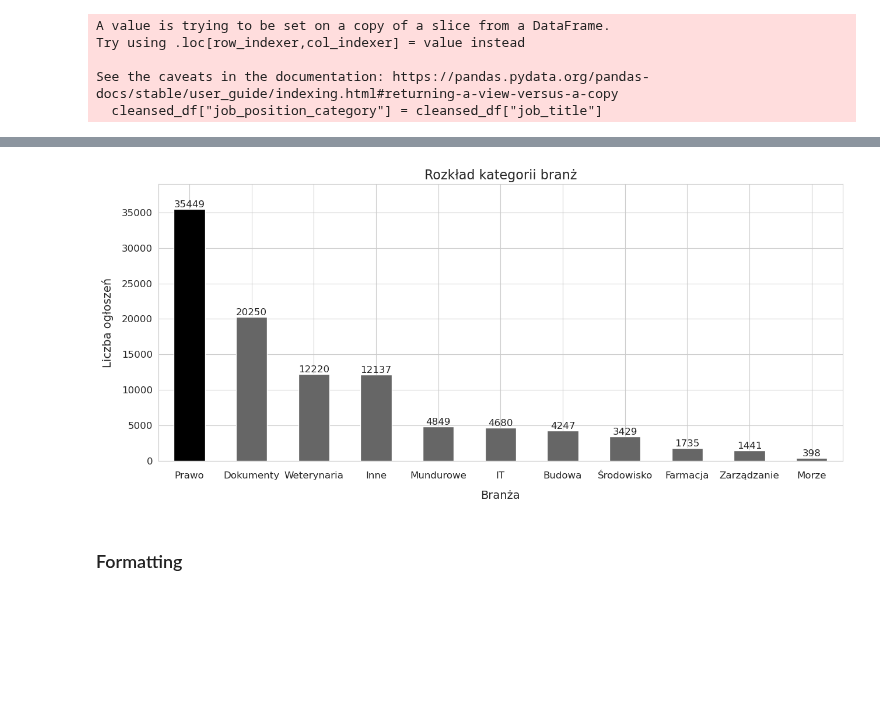
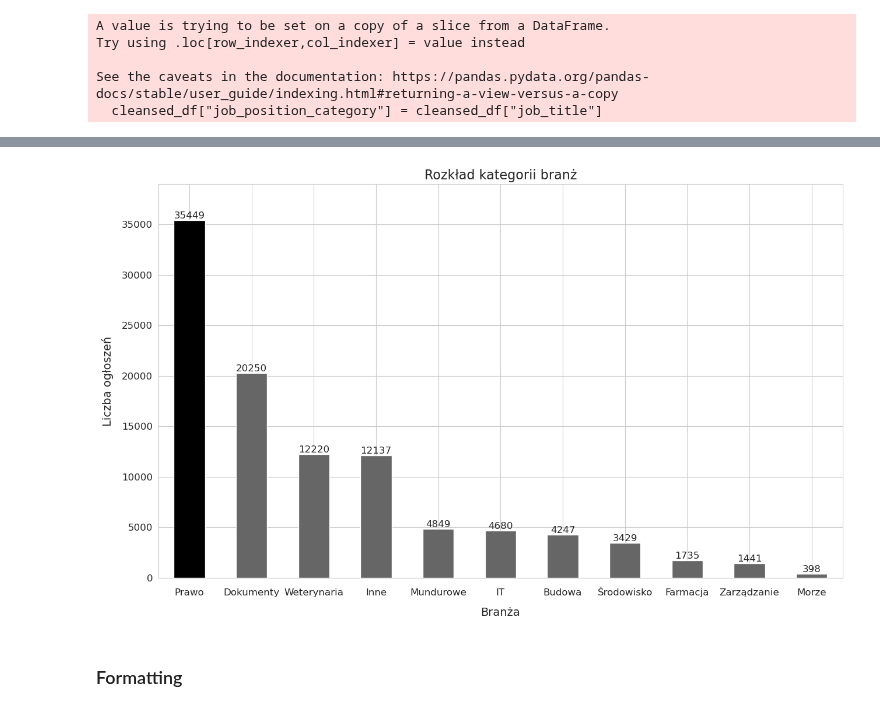
Before and after one commit to BERENZ/2024-mgr-sluzba-cywilna, a Jupyter notebook: Python/Code/Further_data_cleansing.ipynb, the cells around one changed output, grey strips where cells are left out. Saved outputs shown, nothing was run; the diff lists cells and outputs as text; code cells hidden in the pictures; blank space fills up the shorter version.

Commit message:
bigger charts

```diff
--- a/Python/Code/Further_data_cleansing.ipynb
+++ b/Python/Code/Further_data_cleansing.ipynb
@@ -419,35 +418,35 @@ plt.rcParams.update({
     'xtick.labelsize': 12,
     'ytick.labelsize': 12,
 })
 
-plt.figure(figsize=(13, 6))
+plt.figure(figsize=(13, 8))
 counts = cleansed_df['job_field'].value_counts()
 
 colors = ['#000000'] + ['#666666'] * (len(counts) - 1)
 ax = counts.plot(kind='bar', color=colors)
 plt.xlabel('Branża', labelpad=12)
 plt.ylabel('Liczba ogłoszeń', labelpad=10)
 plt.title('Rozkład kategorii branż')
 
 new_labels = ['Prawo', 'Dokumenty', 'Weterynaria', 'Inne', 'Mundurowe',
               'IT', 'Budowa', 'Środowisko',
               'Farmacja', 'Zarządzanie', 'Morze']
 ax.set_xticklabels(new_labels, rotation=0, ha='center')
 ax.tick_params(axis='x', pad=10)
 
 for p in ax.patches:
     ax.annotate(f'{int(p.get_height())}',
                 (p.get_x() + p.get_width() / 2, p.get_height()),
                 ha='center', va='bottom', fontsize=12)
 
 ax.set_ylim(0, counts.max() * 1.10)
 plt.tight_layout()
 
 # export
 plt.savefig("job_field_chart.png", format="png", bbox_inches="tight")
 plt.show()
 # %% [output]
-[figure, old version]
+[figure, new version]
 # %% [markdown]
 ### Formatting
 # %%
```
Also changed, not shown: parts of 2 cells of this notebook.
